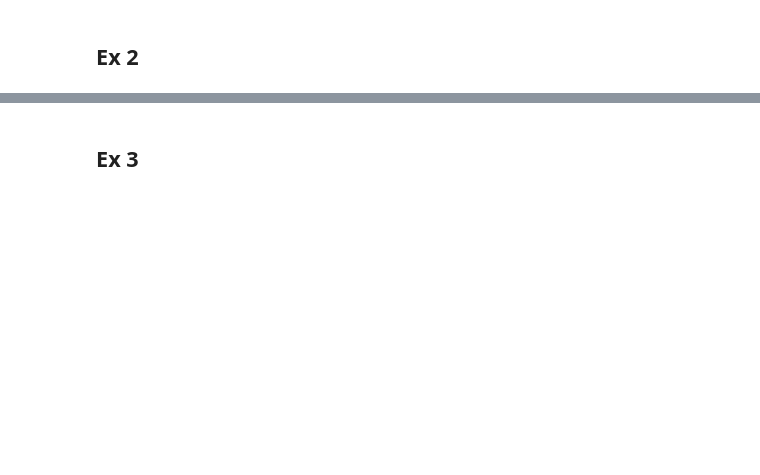
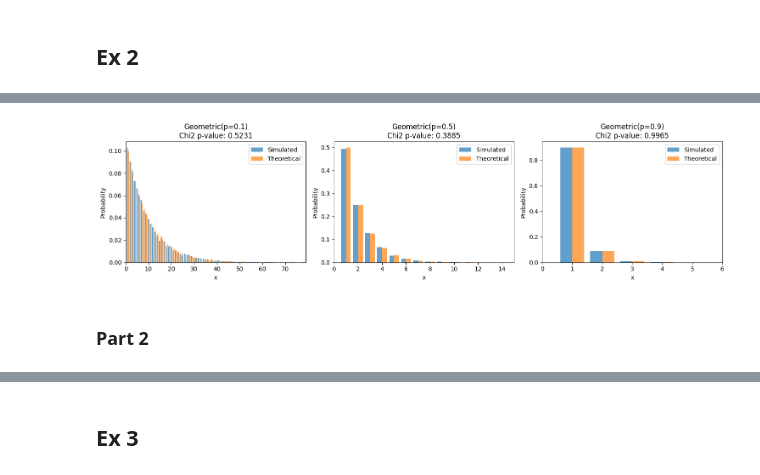
Before and after one commit to markus1573/stokastisk-simulering, a Jupyter notebook: Markus/week1.ipynb, the cells around one changed output, grey strips where cells are left out. Cells and saved outputs as stored; diff of their text form; code cells hidden in the pictures; blank space fills up the shorter version.

```diff
--- a/Markus/week1.ipynb
+++ b/Markus/week1.ipynb
@@ -473,9 +699,13 @@ for U in U_100:
     theoretical_cdf = np.cumsum([expected_class] * classes) / len(U)
 
     D = np.max(np.abs(observed_cdf - theoretical_cdf))
+
     adjusted_D = (np.sqrt(len(U)) + 0.12 + 0.11 / np.sqrt(len(U))) * D
 
-    if adjusted_D >= 1.358:
+    # Calculate p-value
+    p_val = stats.kstwobign.sf(adjusted_D)
+
+    if p_val <=0.05:
         reject_count += 1
 
 print(f"KS Test: H0 rejected {reject_count} times out of 100.")
@@ -562,0 +816,51 @@ print(f"Correlation Test (h={h}): H0 rejected {reject_count} times out of 100.")
+# %%
+import numpy as np
+import matplotlib.pyplot as plt
+from scipy import stats
+
+# Set random seed for reproducibility
+np.random.seed(42)
+N = 10000
+
+
+# Test for small, moderate, and large p
+p_values = [0.1, 0.5, 0.9]
+
+fig, axes = plt.subplots(1, 3, figsize=(15, 4))
+
+for i, p in enumerate(p_values):
+    # 1. Simulate 10,000 observations
+    simulated_data = np.random.geometric(p, N)
+
+    # 2. Get unique values and their empirical frequencies
+    values, counts = np.unique(simulated_data, return_counts=True)
+    empirical_probs = counts / N
+
+    # 3. Calculate theoretical probabilities for the observed values
+    theoretical_probs = p * (1 - p)**(values - 1)
+
+    # 4. Chi-Square Test
+    expected_counts = theoretical_probs * N
+
+    # Normalize expected counts so their sum matches the sum of observed counts exactly
+    expected_counts = expected_counts * (np.sum(counts) / np.sum(expected_counts))
+
+    # (Simplified chi-square for demonstration; avoiding bins with 0 expected counts)
+    chi2_stat, p_val = stats.chisquare(f_obs=counts, f_exp=expected_counts)
+
+    # Plotting
+    ax = axes[i]
+    ax.bar(values - 0.2, empirical_probs, width=0.4, label='Simulated', alpha=0.7)
+    ax.bar(values + 0.2, theoretical_probs, width=0.4, label='Theoretical', alpha=0.7)
+    ax.set_title(f"Geometric(p={p})\nChi2 p-value: {p_val:.4f}")
+    ax.set_xlabel("x")
+    ax.set_ylabel("Probability")
+    ax.set_xlim(0, max(values) + 1)
+    ax.legend()
+
+plt.tight_layout()
+plt.show()
+# %% [output]
+[figure, added]
+# %% [markdown]
+### Part 2
```
Also changed, not shown: parts of 47 cells of this notebook.
